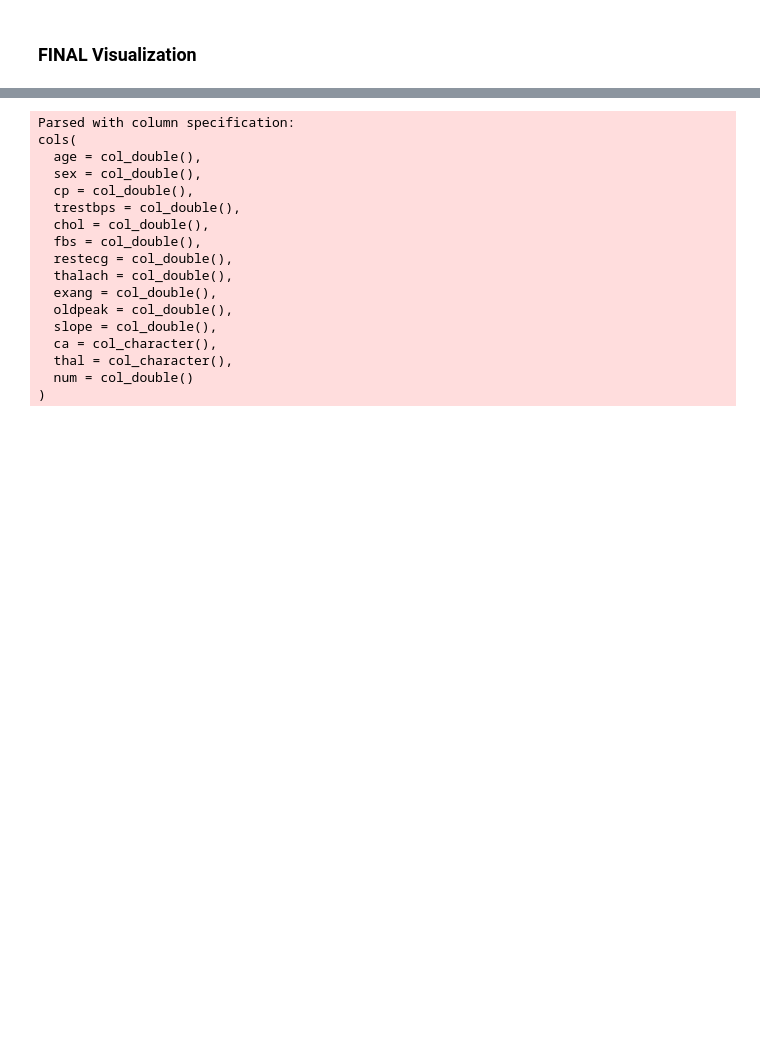
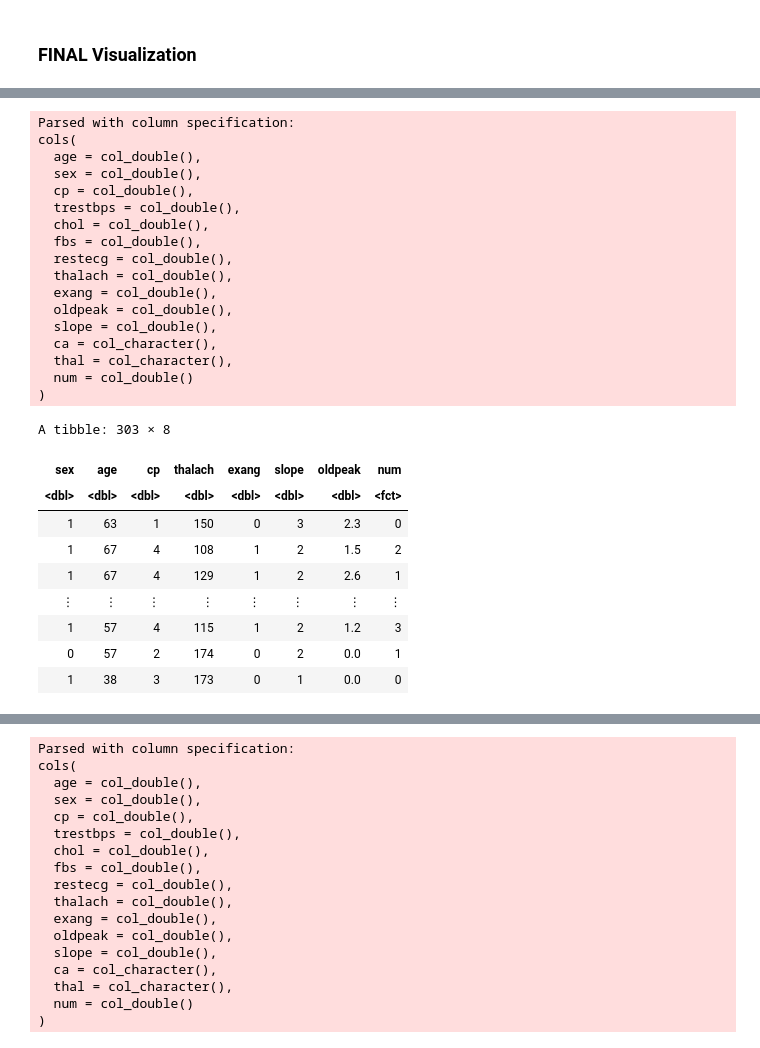
Before and after one commit to oliviahe0111/Heart-Disease-Data, a Jupyter notebook: heart_disease_data.ipynb, the cells around one changed output, grey strips where cells are left out. Saved outputs shown, nothing was run; the diff lists cells and outputs as text; code cells hidden in the pictures; blank space fills up the shorter version.

```diff
--- a/heart_disease_data.ipynb
+++ b/heart_disease_data.ipynb
@@ -896,0 +553,35 @@ We picked a total of five predictors in the last classifier training case. We tr
+# %%
+heart_disease_data_sa <- read_csv(heart_disease_url, col_names = c("age", "sex", "cp", "trestbps", "chol", "fbs",
+                                                               "restecg", "thalach", "exang", "oldpeak", "slope",
+                                                               "ca", "thal", "num")) %>%
+                    select(sex, age, cp, thalach, exang, slope, oldpeak, num) %>%
+                    mutate(num = as.factor(num))
+heart_disease_data_sa
+# %% [output]
+Parsed with column specification:
+cols(
+  age = col_double(),
+  sex = col_double(),
+  cp = col_double(),
+  trestbps = col_double(),
+  chol = col_double(),
+  fbs = col_double(),
+  restecg = col_double(),
+  thalach = col_double(),
+  exang = col_double(),
+  oldpeak = col_double(),
+  slope = col_double(),
+  ca = col_character(),
+  thal = col_character(),
+  num = col_double()
+)
+A tibble: 303 × 8
+| sex | age | cp | thalach | exang | slope | oldpeak | num |
+| <dbl> | <dbl> | <dbl> | <dbl> | <dbl> | <dbl> | <dbl> | <fct> |
+| 1 | 63 | 1 | 150 | 0 | 3 | 2.3 | 0 |
+| 1 | 67 | 4 | 108 | 1 | 2 | 1.5 | 2 |
+| 1 | 67 | 4 | 129 | 1 | 2 | 2.6 | 1 |
+| ⋮ | ⋮ | ⋮ | ⋮ | ⋮ | ⋮ | ⋮ | ⋮ |
+| 1 | 57 | 4 | 115 | 1 | 2 | 1.2 | 3 |
+| 0 | 57 | 2 | 174 | 0 | 2 | 0.0 | 1 |
+| 1 | 38 | 3 | 173 | 0 | 1 | 0.0 | 0 |
```
Also changed, not shown: parts of 60 cells of this notebook.
